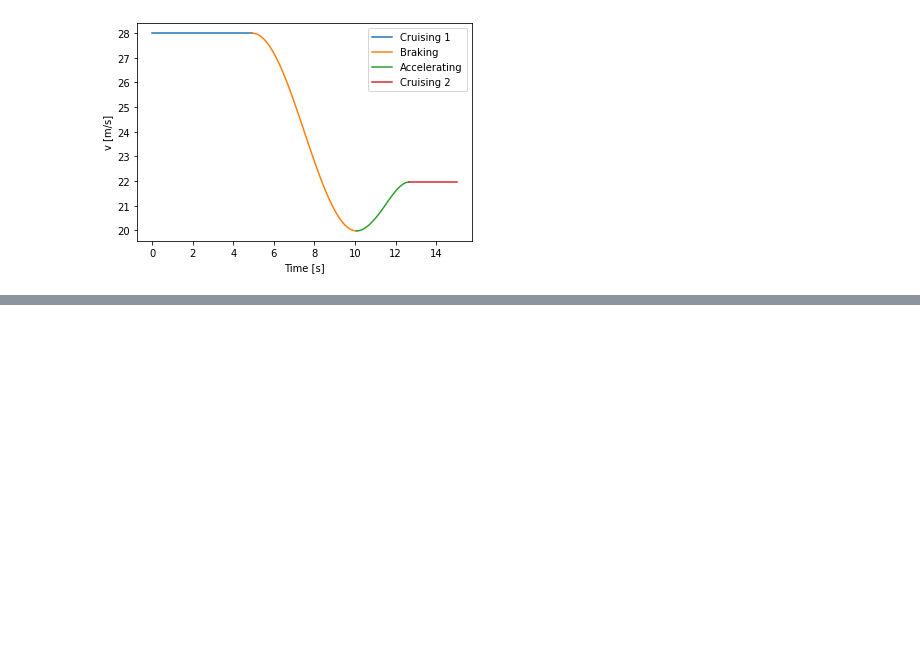
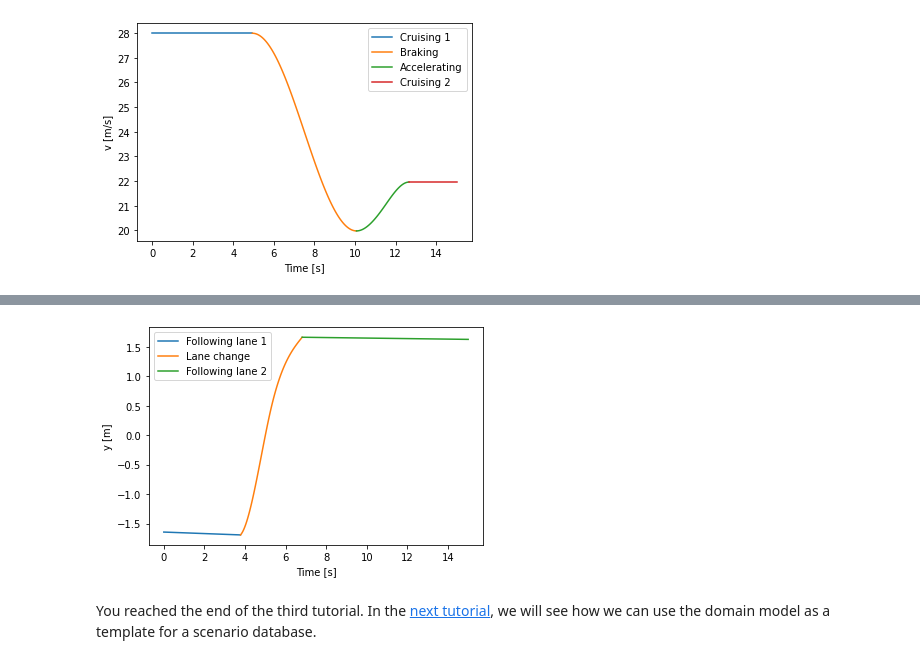
Before and after one commit to ErwindeGelder/ScenarioDomainModel, a Jupyter notebook: 20200729 Domain Model/Tutorial 3 Scenario from data.ipynb, the cells around one changed output, grey strips where cells are left out. Cells and saved outputs as stored; diff of their text form; code cells hidden in the pictures; blank space fills up the shorter version.

Commit message:
Finished tutorial 3.

```diff
--- a/20200729 Domain Model/Tutorial 3 Scenario from data.ipynb
+++ b/20200729 Domain Model/Tutorial 3 Scenario from data.ipynb
@@ -268,0 +391,21 @@ plt.show()
+# %%
+TIME = DF.loc[I_EVENT_LAT_TARGET[0]:I_EVENT_LAT_TARGET[1]].index.to_list()
+STRAIGHT_TARGET1.parameters = FOLLOWING_LANE_CATEGORY.fit(
+    TIME, Y_TARGET[:I_EVENT_LAT_TARGET[1]].values, endpoints=True)
+TIME = np.array(DF.loc[I_EVENT_LAT_TARGET[1]:I_EVENT_LAT_TARGET[2]].index.to_list())
+LANE_CHANGE_TARGET.parameters = CHANGING_LANE_CATEGORY.fit(
+    TIME, Y_TARGET[I_EVENT_LAT_TARGET[1]:I_EVENT_LAT_TARGET[2]].values, endpoints=True)
+TIME = DF.loc[I_EVENT_LAT_TARGET[2]:I_EVENT_LAT_TARGET[3]].index.to_list()
+STRAIGHT_TARGET2.parameters = FOLLOWING_LANE_CATEGORY.fit(
+    TIME, Y_TARGET[I_EVENT_LAT_TARGET[2]:].values, endpoints=True)
+# %%
+# Show that the resulting activities better fit to each other.
+axes = STRAIGHT_TARGET1.plot(label="Following lane 1")
+LANE_CHANGE_TARGET.plot(axes, label="Lane change")
+STRAIGHT_TARGET2.plot(axes, label="Following lane 2")
+plt.legend()
+plt.show()
+# %% [output]
+[figure, added]
+# %% [markdown]
+You reached the end of the third tutorial. In the [next tutorial](./Tutorial%204%20Scenario%20database.ipynb), we will see how we can use the domain model as a template for a scenario database.
```
Also changed, not shown: parts of 37 cells of this notebook.
